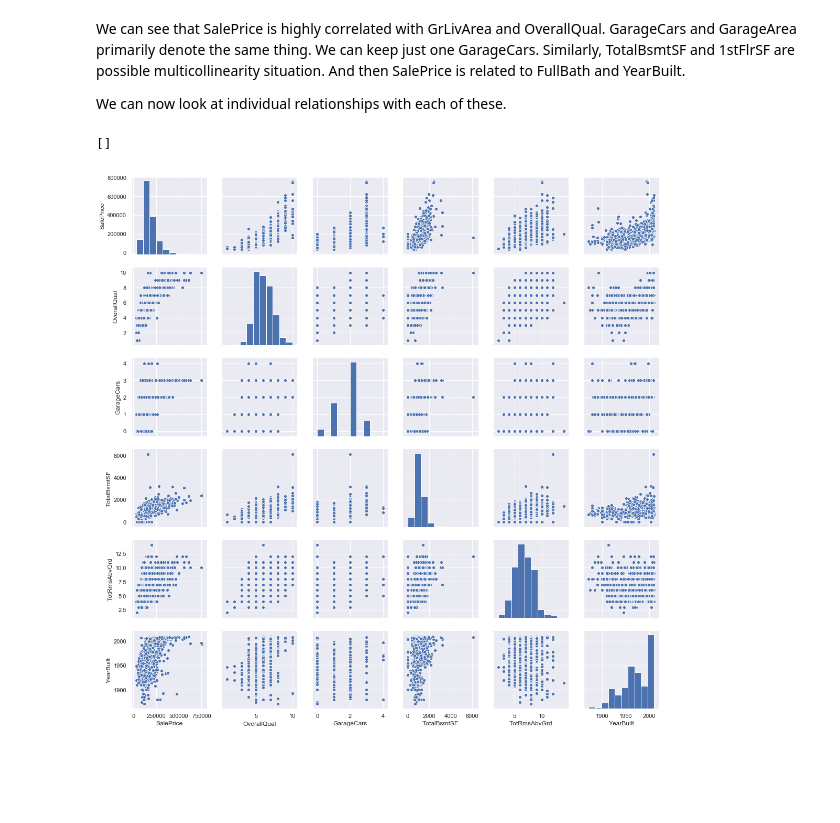
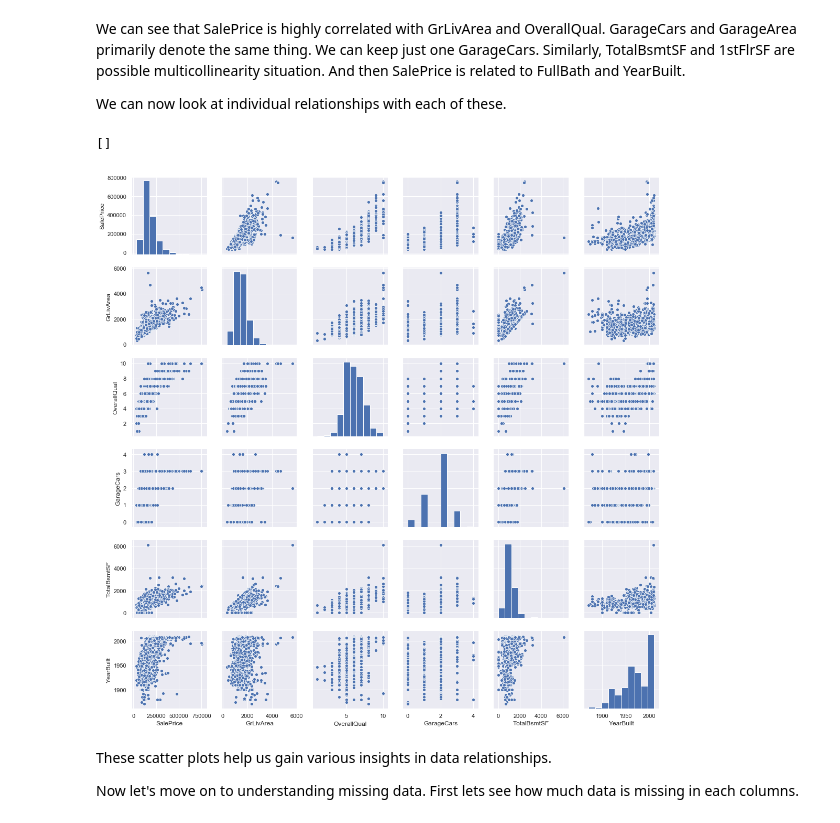
Before and after one commit to mPande92/Data-Exploration-in-python, a Jupyter notebook: Data Exploration using Python.ipynb, the cells around one changed output. Drawn from its saved outputs; the diff is of its cells as text; code cells hidden in the pictures; blank space fills up the shorter version.

```diff
--- a/Data Exploration using Python.ipynb
+++ b/Data Exploration using Python.ipynb
@@ -207,10 +207,14 @@ We can see that SalePrice is highly correlated with GrLivArea and OverallQual. G
 We can now look at individual relationships with each of these.
 # %%
 #cols = cols.drop(columns = ['GarageArea', '1stFlrSF', 'FullBath'])
-cols = ['SalePrice','OverallQual','GarageCars', 'TotalBsmtSF', 'TotRmsAbvGrd', 'YearBuilt']
+cols = ['SalePrice','GrLivArea', 'OverallQual','GarageCars', 'TotalBsmtSF', 'YearBuilt']
 sb.set()
 sb.pairplot(train[cols], height = 2.5)
 plt.plot()
 # %% [output]
 []
-[figure, old version]
+[figure, new version]
+# %% [markdown]
+These scatter plots help us gain various insights in data relationships.
+
+Now let's move on to understanding missing data. First lets see how much data is missing in each columns.
```
Also changed, not shown: parts of 9 cells of this notebook.
